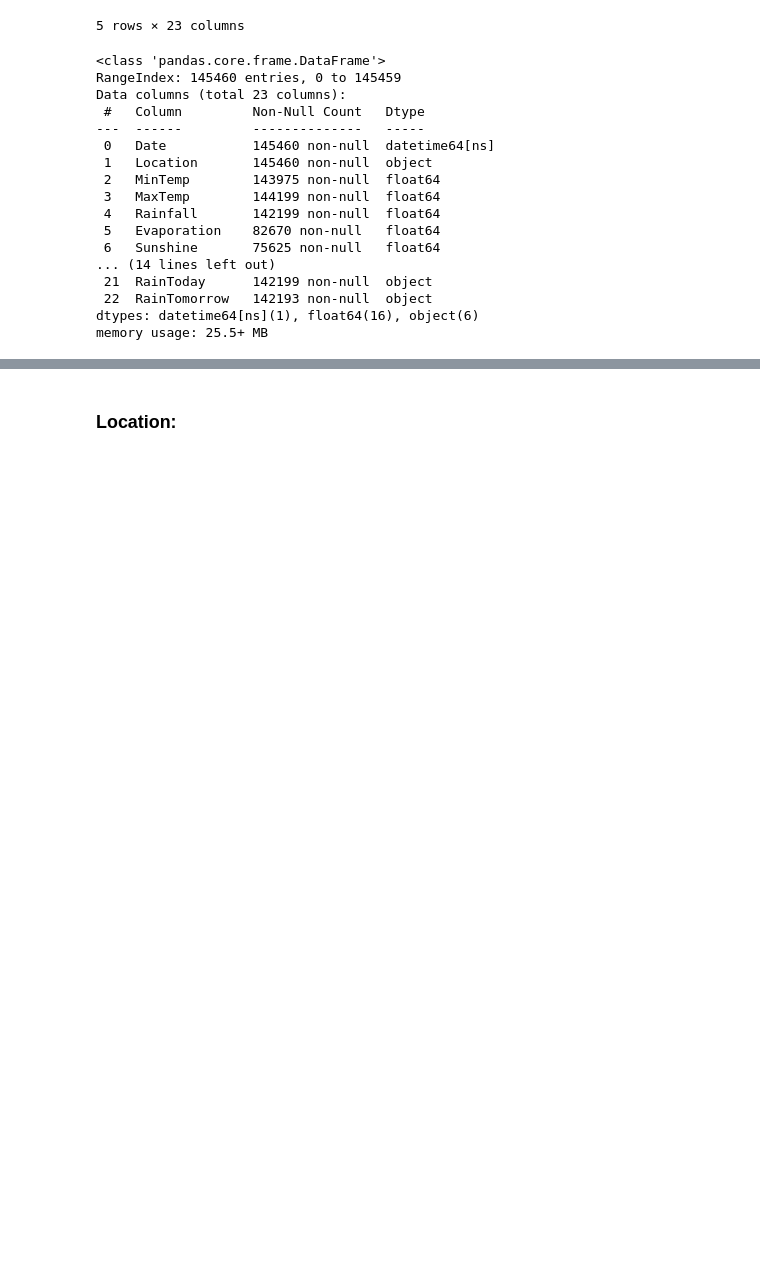
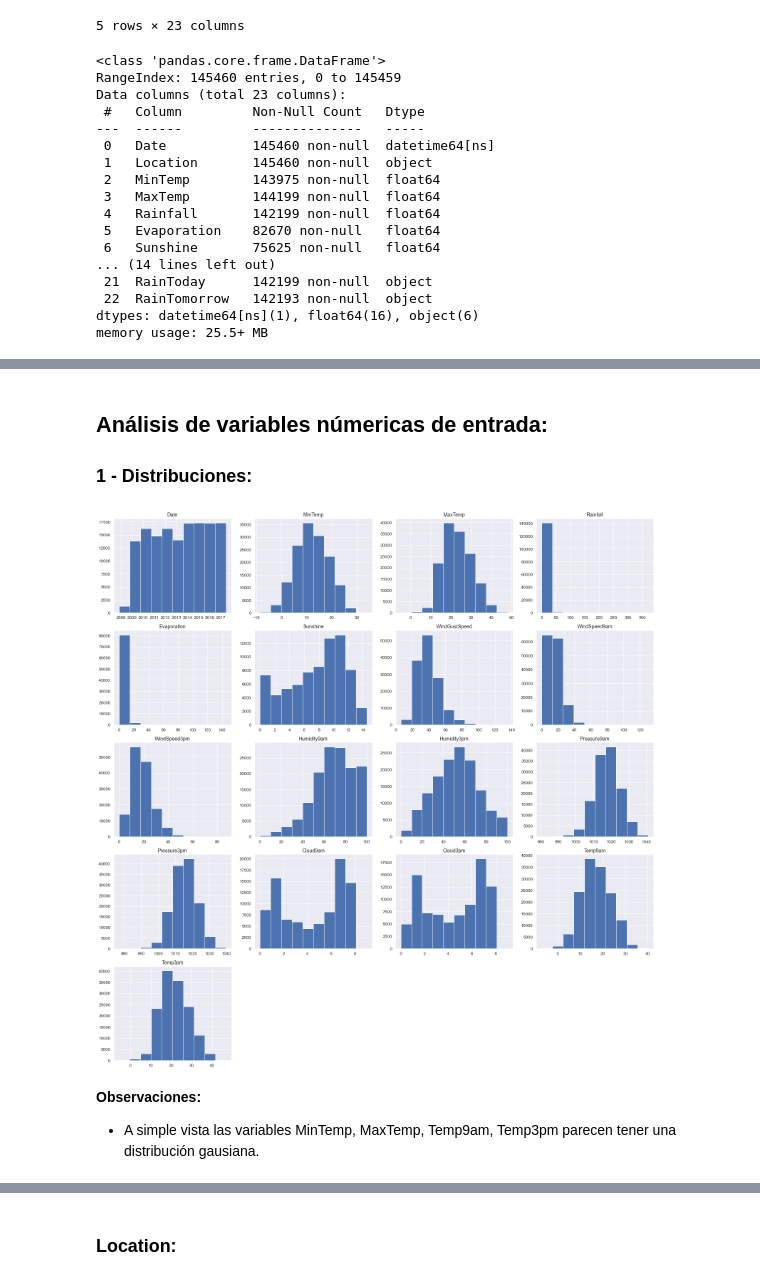
Before and after one commit to pedromperezc/Intro-AI, a Jupyter notebook: TP1 INTEGRADOR/TP Integrador.ipynb, the cells around one changed output, grey strips where cells are left out. Drawn from its saved outputs; the diff is of its cells as text; code cells hidden in the pictures; blank space fills up the shorter version.

```diff
--- a/TP1 INTEGRADOR/TP Integrador.ipynb
+++ b/TP1 INTEGRADOR/TP Integrador.ipynb
@@ -90,0 +71,16 @@ ax = sns.barplot(x="columnas", y="cantidad faltantes", data=faltantes_df)
+# %% [markdown]
+## Análisis de variables númericas de entrada:
+### 1 - Distribuciones:
+# %%
+def display_dataset_distributions(dataset):
+    fig = dataset.hist(xlabelsize=12, ylabelsize=12,figsize=(22,22))
+    [x.title.set_size(14) for x in fig.ravel()]
+    plt.tight_layout()
+    plt.show()
+# %%
+display_dataset_distributions(df)
+# %% [output]
+[figure, added]
+# %% [markdown]
+**Observaciones:**
+* A simple vista las variables MinTemp, MaxTemp, Temp9am, Temp3pm parecen tener una distribución gausiana.
```
Also changed, not shown: parts of 55 cells of this notebook.
